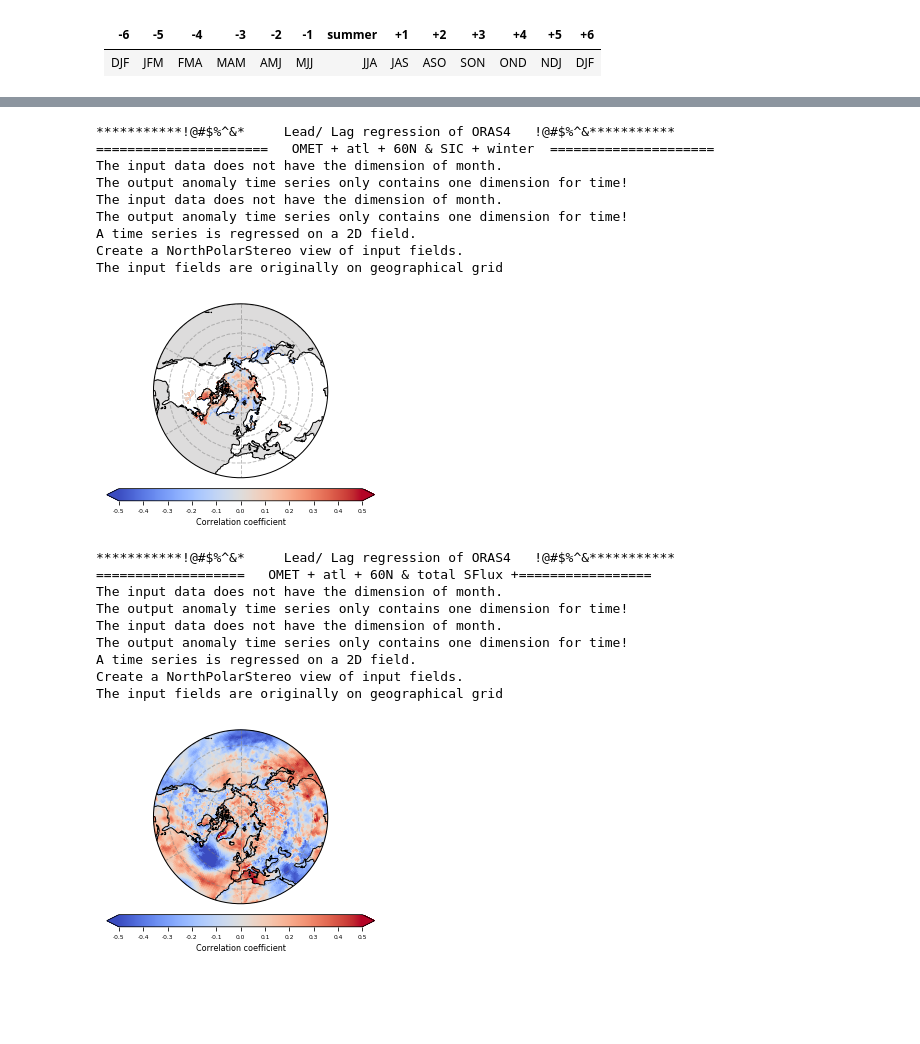
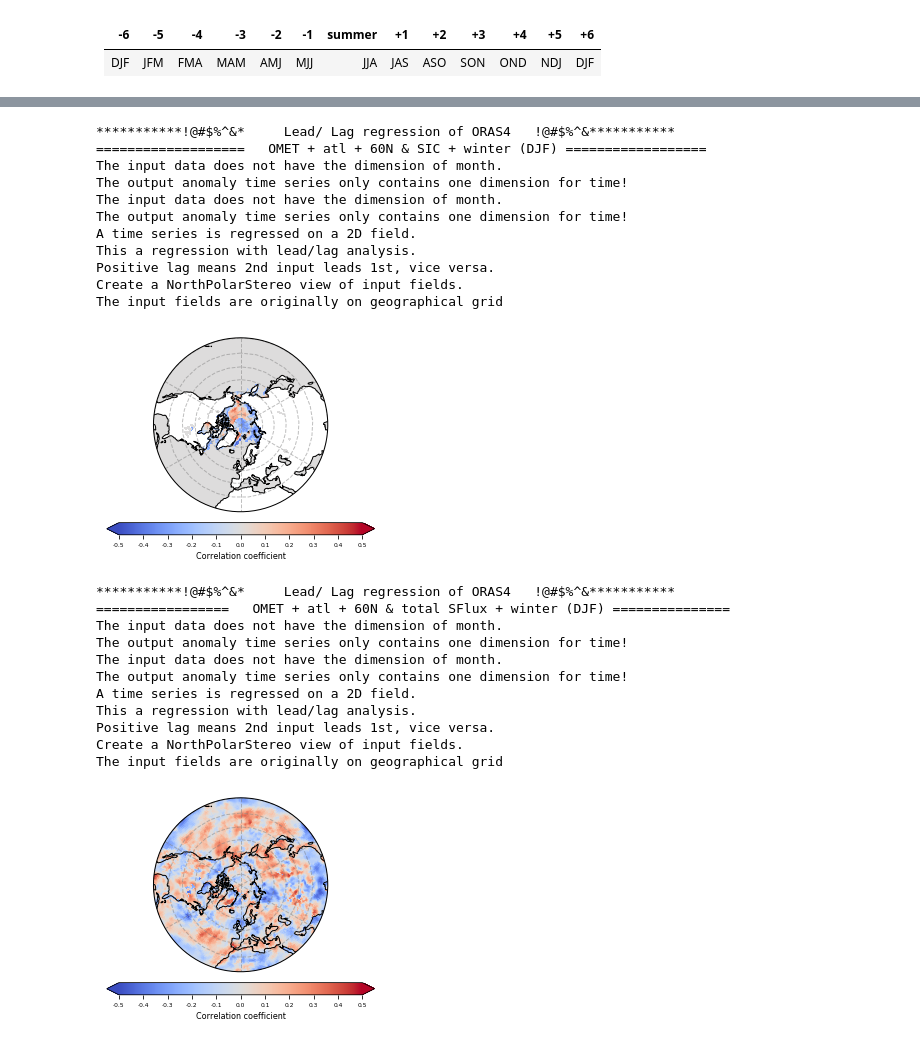
Before and after one commit to geek-yang/AirSeaFlow, a Jupyter notebook: Postprocessing/statistics_spatial/stat_spatial_season_fields_OMET_oras.ipynb, the cells around one changed output, grey strips where cells are left out. Saved outputs shown, nothing was run; the diff lists cells and outputs as text; code cells hidden in the pictures; blank space fills up the shorter version.

```diff
--- a/Postprocessing/statistics_spatial/stat_spatial_season_fields_OMET_oras.ipynb
+++ b/Postprocessing/statistics_spatial/stat_spatial_season_fields_OMET_oras.ipynb
@@ -231,16 +245,16 @@ The input fields are originally on geographical grid
 # %%
     print ('***********!@#$%^&*     Lead/ Lag regression of ORAS4   !@#$%^&***********')
     print ('===================   OMET + atl + 60N & SIC + winter (DJF) ==================')
-    lag = 0
+    lag = 6
     OMET_season_series = meta.statistics.operator.seasons(OMET_atl_int_ORAS4[:,:,53],
                                                           span='DJF', Dim_month=True)
-    stat_OMET_ORAS4 = meta.statistics.operator(OMET_season_series)
+    stat_OMET_ORAS4 = meta.statistics.operator(OMET_season_series[2:])
     stat_OMET_ORAS4.anomaly(Dim_month=False)
     stat_OMET_ORAS4.detrend()
     stat_OMET_ORAS4.lowpass(window=3, obj='detrend')
     SIC_season_series = meta.statistics.operator.seasons(SIC_ERAI[:,:95,:],
                                                          span=lag_winter[lag])
-    stat_SIC_ERAI = meta.statistics.operator(SIC_season_series)
+    stat_SIC_ERAI = meta.statistics.operator(SIC_season_series[:-2,:,:])
     stat_SIC_ERAI.anomaly(Dim_month=False)
     stat_SIC_ERAI.detrend()
     stat_SIC_ERAI.lowpass(window=3, obj='detrend')
@@ -255,48 +269,52 @@ The input fields are originally on geographical grid
                                    'spatial_ORAS4_atl_OMET_60N_lag_{}_ERAI_SIC_DJF_annual.png'.format(lag)))
 # %% [output]
 ***********!@#$%^&*     Lead/ Lag regression of ORAS4   !@#$%^&***********
-======================   OMET + atl + 60N & SIC + winter  =====================
+===================   OMET + atl + 60N & SIC + winter (DJF) ==================
 The input data does not have the dimension of month.
 The output anomaly time series only contains one dimension for time!
 The input data does not have the dimension of month.
 The output anomaly time series only contains one dimension for time!
 A time series is regressed on a 2D field.
+This a regression with lead/lag analysis.
+Positive lag means 2nd input leads 1st, vice versa.
 Create a NorthPolarStereo view of input fields.
 The input fields are originally on geographical grid
-[figure, old version]
+[figure, new version]
 # %%
     print ('***********!@#$%^&*     Lead/ Lag regression of ORAS4   !@#$%^&***********')
     print ('=================   OMET + atl + 60N & total SFlux + winter (DJF) ===============')
-    lag = 0
+    lag = 6
     OMET_season_series = meta.statistics.operator.seasons(OMET_atl_int_ORAS4[:,:,53],
                                                           span='DJF', Dim_month=True)
-    stat_OMET_ORAS4 = meta.statistics.operator(OMET_season_series)
+    stat_OMET_ORAS4 = meta.statistics.operator(OMET_season_series[2:])
     stat_OMET_ORAS4.anomaly(Dim_month=False)
     stat_OMET_ORAS4.detrend()
     stat_OMET_ORAS4.lowpass(window=3, obj='detrend')
     SFlux_season_series = meta.statistics.operator.seasons(SFlux_ERAI_area[:,:,:95,:],
                                                            span=lag_winter[lag], Dim_month=True)
-    stat_SFlux_ERAI = meta.statistics.operator(SFlux_season_series)
+    stat_SFlux_ERAI = meta.statistics.operator(SFlux_season_series[:-2,:,:])
     stat_SFlux_ERAI.anomaly(Dim_month=False)
     stat_SFlux_ERAI.detrend()
     stat_SFlux_ERAI.lowpass(window=3, obj='detrend')
     k, r, p = meta.statistics.operator.linearRegress(stat_OMET_ORAS4._lowpass,
                                                      stat_SFlux_ERAI._lowpass, lag)
     #ticks = [-0.3, -0.2, -0.1, 0.0, 0.1, 0.2, 0.3]
     ticks = [-0.5, -0.4, -0.3, -0.2, -0.1, 0.0, 0.1, 0.2, 0.3, 0.4, 0.5]
     #ticks = [-0.8, -0.6, -0.4, -0.2, 0.0, 0.2, 0.4, 0.6, 0.8]
     label = 'Correlation coefficient'
     meta.visualizer.plots.geograph(latitude_fields_ERAI[:95], longitude_fields_ERAI[:], r, p,
                                    label, ticks, os.path.join(output_path, 'omet_SFlux', 'season',
                                    'spatial_ORAS4_atl_OMET_60N_lag_{}_ERAI_SFlux_DJF_annual.png'.format(lag)))
 # %% [output]
 ***********!@#$%^&*     Lead/ Lag regression of ORAS4   !@#$%^&***********
-===================   OMET + atl + 60N & total SFlux +=================
+=================   OMET + atl + 60N & total SFlux + winter (DJF) ===============
 The input data does not have the dimension of month.
 The output anomaly time series only contains one dimension for time!
 The input data does not have the dimension of month.
 The output anomaly time series only contains one dimension for time!
 A time series is regressed on a 2D field.
+This a regression with lead/lag analysis.
+Positive lag means 2nd input leads 1st, vice versa.
 Create a NorthPolarStereo view of input fields.
 The input fields are originally on geographical grid
-[figure, old version]
+[figure, new version]
```
Also changed, not shown: parts of 10 cells of this notebook, 3 other files.
